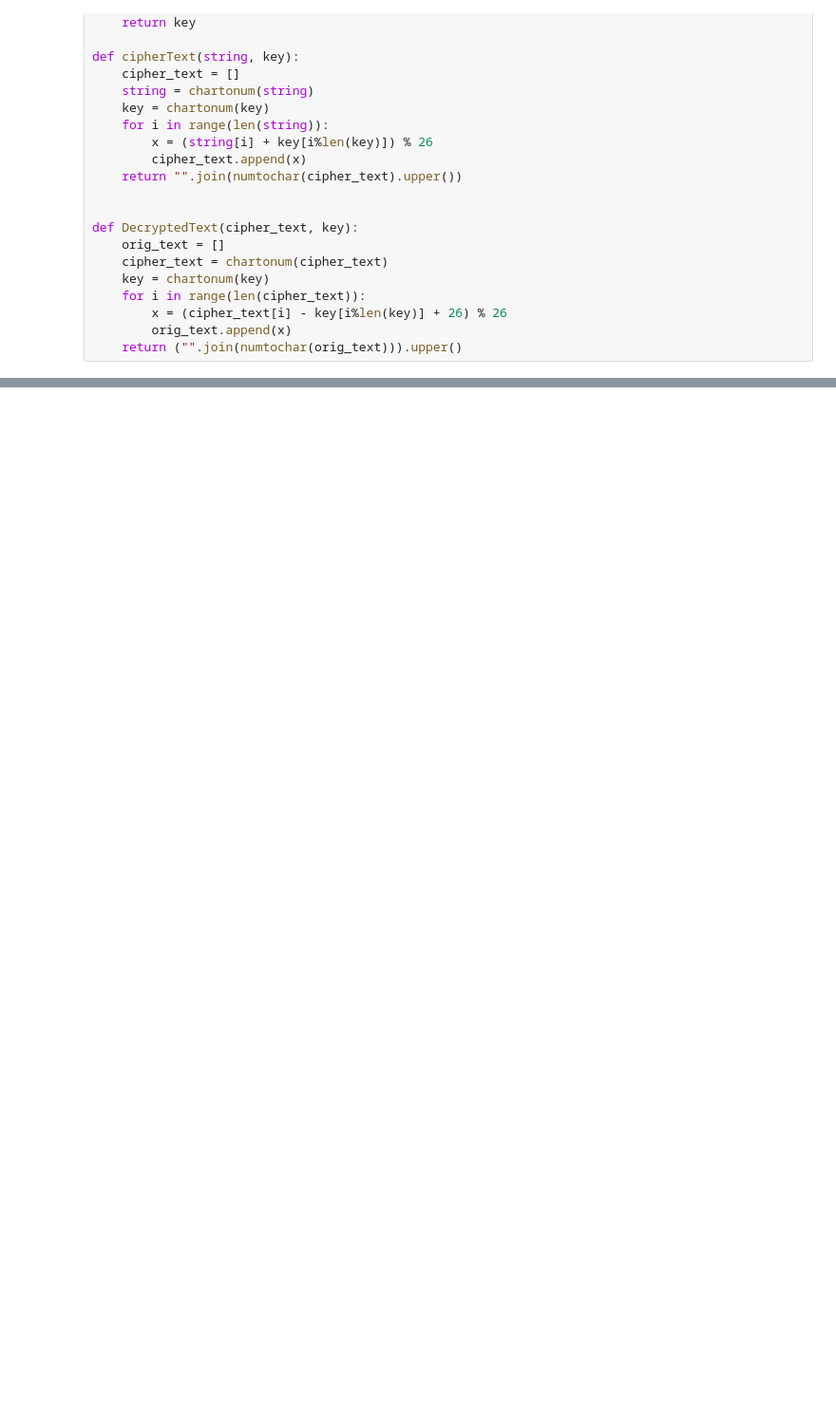
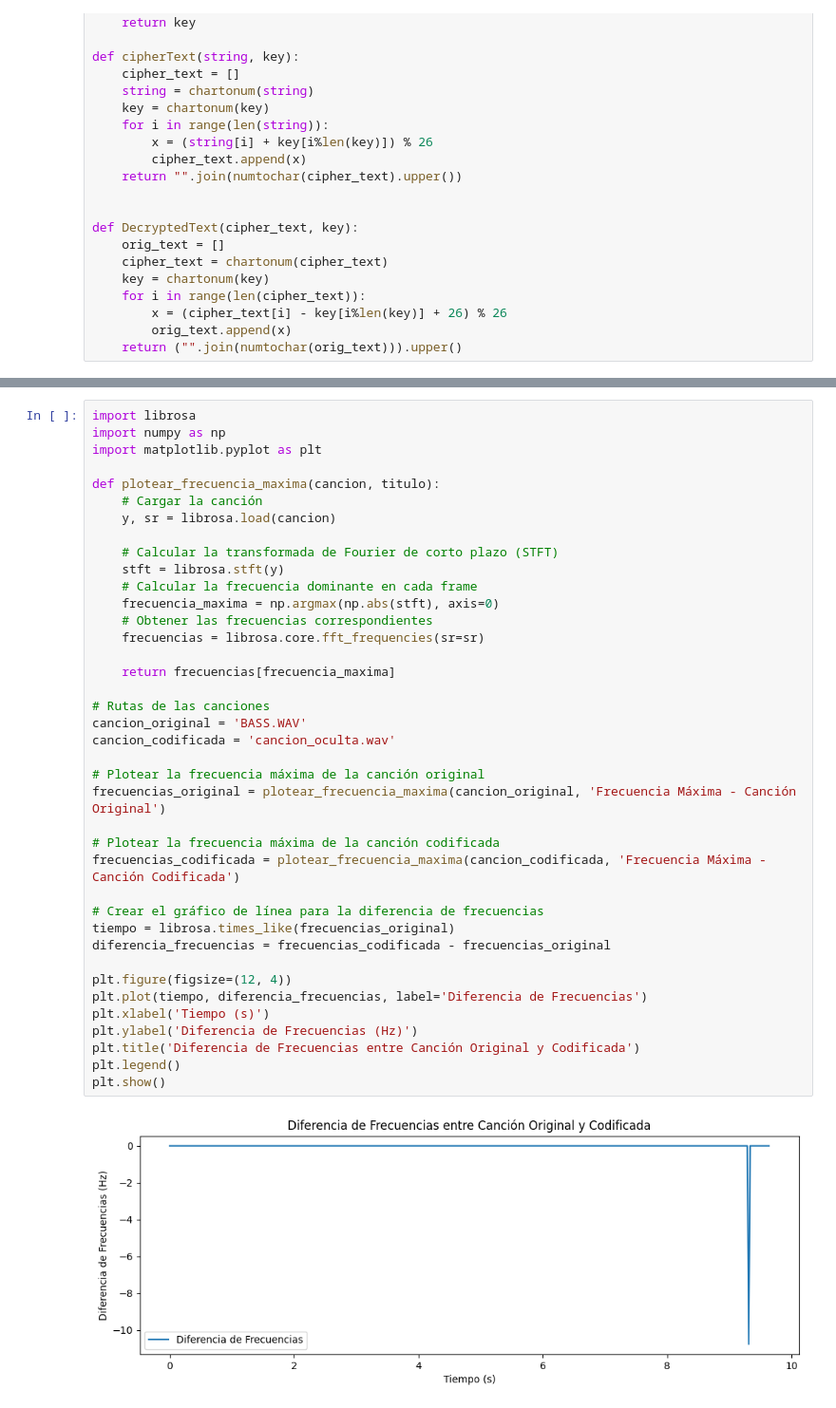
Before and after one commit to jurrutiap/Musical-Steganography, a Jupyter notebook: approach.ipynb, the cells around one changed output, grey strips where cells are left out. Shown at 95% size. Cells and saved outputs as stored; diff of their text form; blank space fills up the shorter version.

```diff
--- a/approach.ipynb
+++ b/approach.ipynb
@@ -79,0 +277,41 @@ Original/Decrypted Text : HOLATESTNOSEALGO
+# %%
+import librosa
+import numpy as np
+import matplotlib.pyplot as plt
+
+def plotear_frecuencia_maxima(cancion, titulo):
+    # Cargar la canción
+    y, sr = librosa.load(cancion)
+
+    # Calcular la transformada de Fourier de corto plazo (STFT)
+    stft = librosa.stft(y)
+    # Calcular la frecuencia dominante en cada frame
+    frecuencia_maxima = np.argmax(np.abs(stft), axis=0)
+    # Obtener las frecuencias correspondientes
+    frecuencias = librosa.core.fft_frequencies(sr=sr)
+
+    return frecuencias[frecuencia_maxima]
+
+# Rutas de las canciones
+cancion_original = 'BASS.WAV'
+cancion_codificada = 'cancion_oculta.wav'
+
+# Plotear la frecuencia máxima de la canción original
+frecuencias_original = plotear_frecuencia_maxima(cancion_original, 'Frecuencia Máxima - Canción Original')
+
+# Plotear la frecuencia máxima de la canción codificada
+frecuencias_codificada = plotear_frecuencia_maxima(cancion_codificada, 'Frecuencia Máxima - Canción Codificada')
+
+# Crear el gráfico de línea para la diferencia de frecuencias
+tiempo = librosa.times_like(frecuencias_original)
+diferencia_frecuencias = frecuencias_codificada - frecuencias_original
+
+plt.figure(figsize=(12, 4))
+plt.plot(tiempo, diferencia_frecuencias, label='Diferencia de Frecuencias')
+plt.xlabel('Tiempo (s)')
+plt.ylabel('Diferencia de Frecuencias (Hz)')
+plt.title('Diferencia de Frecuencias entre Canción Original y Codificada')
+plt.legend()
+plt.show()
+# %% [output]
+[figure, added]
```
Also changed, not shown: parts of 6 cells of this notebook, 4 other files.
